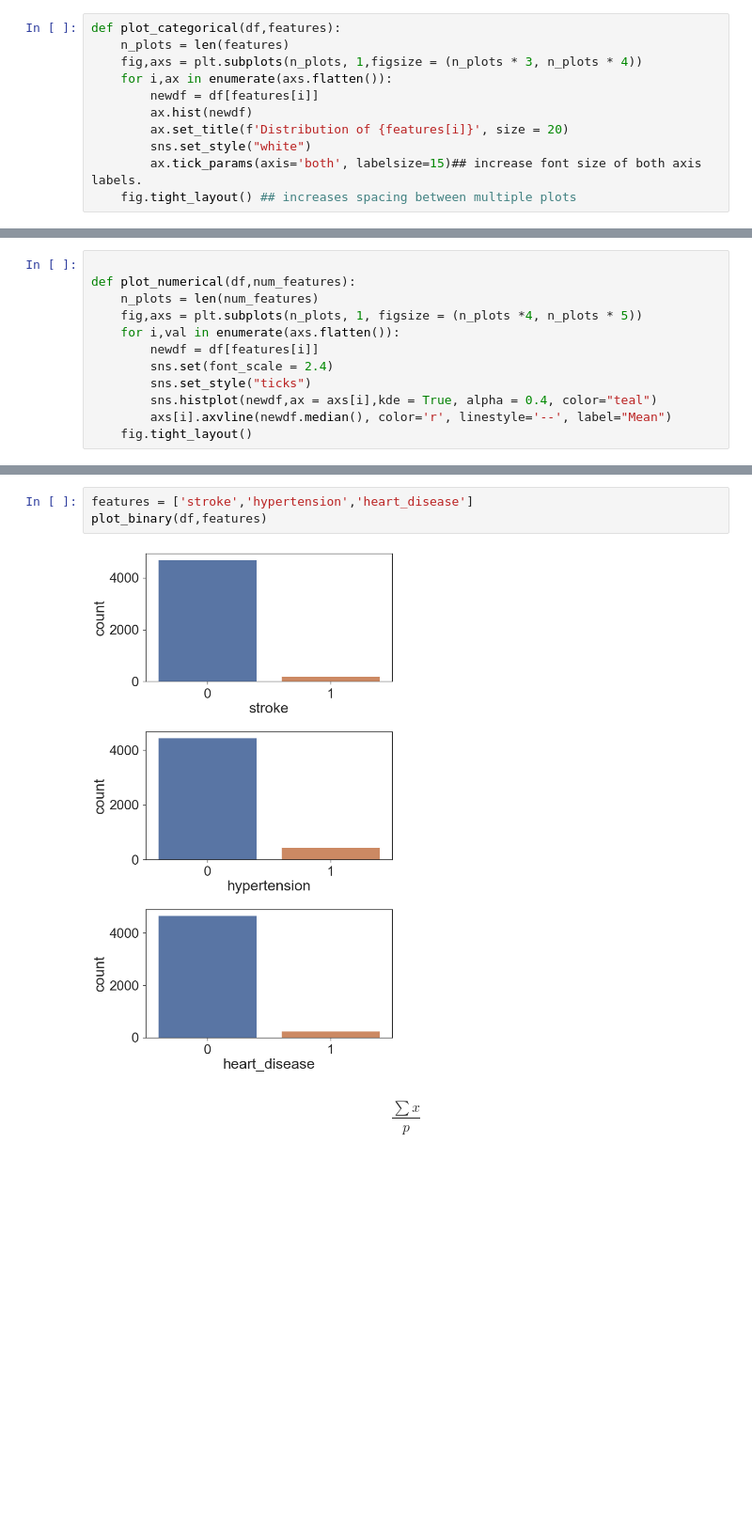
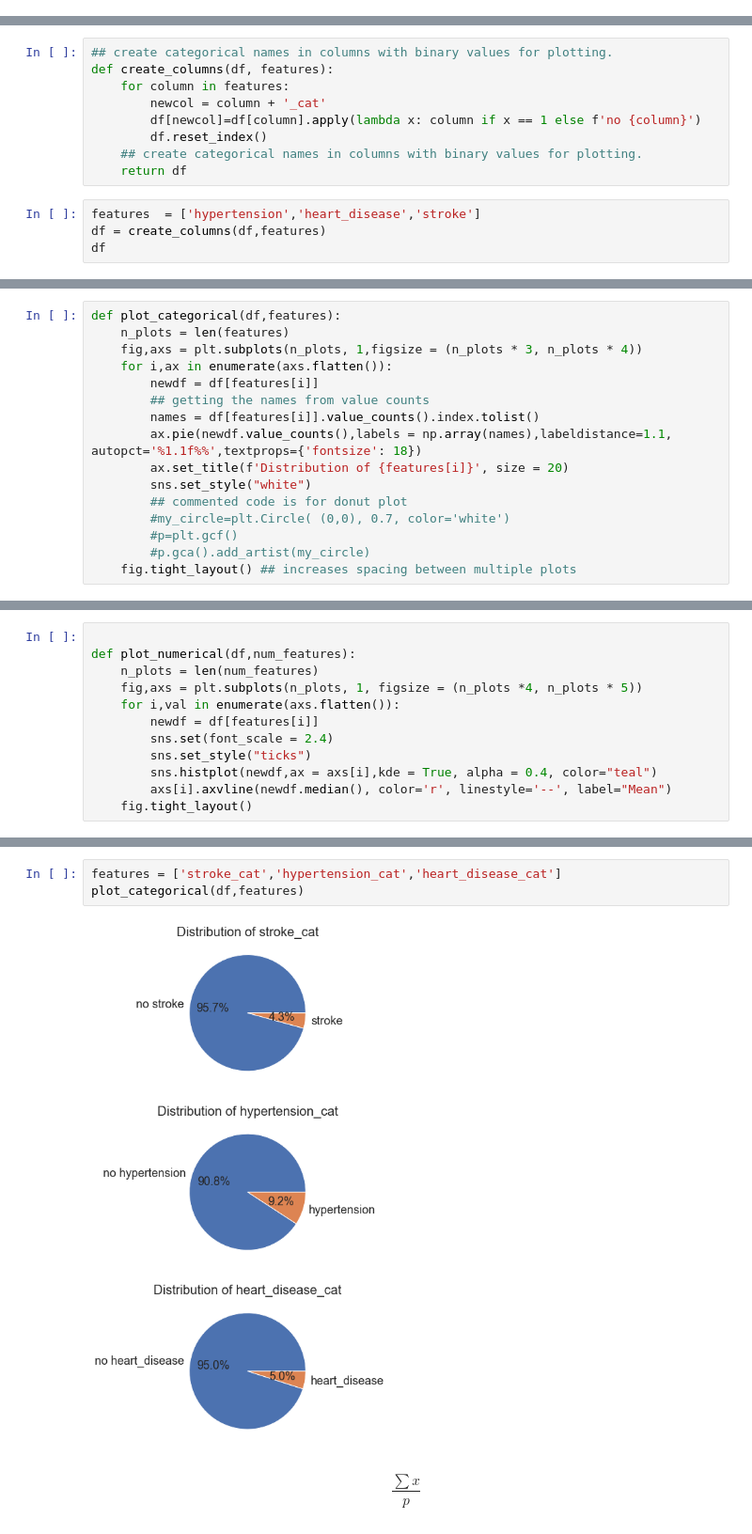
Before and after one commit to ironb25/capstone1, a Jupyter notebook: Capstone1updated.ipynb, the cells around one changed output, grey strips where cells are left out. Shown at 94% size. Cells and saved outputs as stored; diff of their text form; blank space fills up the shorter version.

```diff
--- a/Capstone1updated.ipynb
+++ b/Capstone1updated.ipynb
@@ -26,11 +16,0 @@ df.head()
-# %%
-def plot_categorical(df,features):
-    n_plots = len(features)
-    fig,axs = plt.subplots(n_plots, 1,figsize = (n_plots * 3, n_plots * 4))
-    for i,ax in enumerate(axs.flatten()):
-        newdf = df[features[i]]
-        ax.hist(newdf)
-        ax.set_title(f'Distribution of {features[i]}', size = 20)
-        sns.set_style("white")
-        ax.tick_params(axis='both', labelsize=15)## increase font size of both axis labels.
-    fig.tight_layout() ## increases spacing between multiple plots
@@ -41,0 +27,13 @@ plot_categorical(df,features)
+# %%
+## create categorical names in columns with binary values for plotting.
+def create_columns(df, features):
+    for column in features:
+        newcol = column + '_cat'
+        df[newcol]=df[column].apply(lambda x: column if x == 1 else f'no {column}')
+        df.reset_index()
+    ## create categorical names in columns with binary values for plotting.
+    return df
+# %%
+features  = ['hypertension','heart_disease','stroke']
+df = create_columns(df,features)
+df
@@ -41,0 +57,16 @@ plot_categorical(df,features)
+# %%
+def plot_categorical(df,features):
+    n_plots = len(features)
+    fig,axs = plt.subplots(n_plots, 1,figsize = (n_plots * 3, n_plots * 4))
+    for i,ax in enumerate(axs.flatten()):
+        newdf = df[features[i]]
+        ## getting the names from value counts
+        names = df[features[i]].value_counts().index.tolist()
+        ax.pie(newdf.value_counts(),labels = np.array(names),labeldistance=1.1, autopct='%1.1f%%',textprops={'fontsize': 18})
+        ax.set_title(f'Distribution of {features[i]}', size = 20)
+        sns.set_style("white")
+        ## commented code is for donut plot
+        #my_circle=plt.Circle( (0,0), 0.7, color='white')
+        #p=plt.gcf()
+        #p.gca().add_artist(my_circle)
+    fig.tight_layout() ## increases spacing between multiple plots
@@ -69,8 +95,8 @@ def plot_binary(df,bin_features):
 # %%
-features = ['stroke','hypertension','heart_disease']
-plot_binary(df,features)
+features = ['stroke_cat','hypertension_cat','heart_disease_cat']
+plot_categorical(df,features)
 # %% [output]
-[figure, old version]
+[figure, new version]
 # %% [markdown]
 $$ \frac{\sum x} {p} $$
 # %% [markdown]
```
Also changed, not shown: parts of 43 cells of this notebook.
